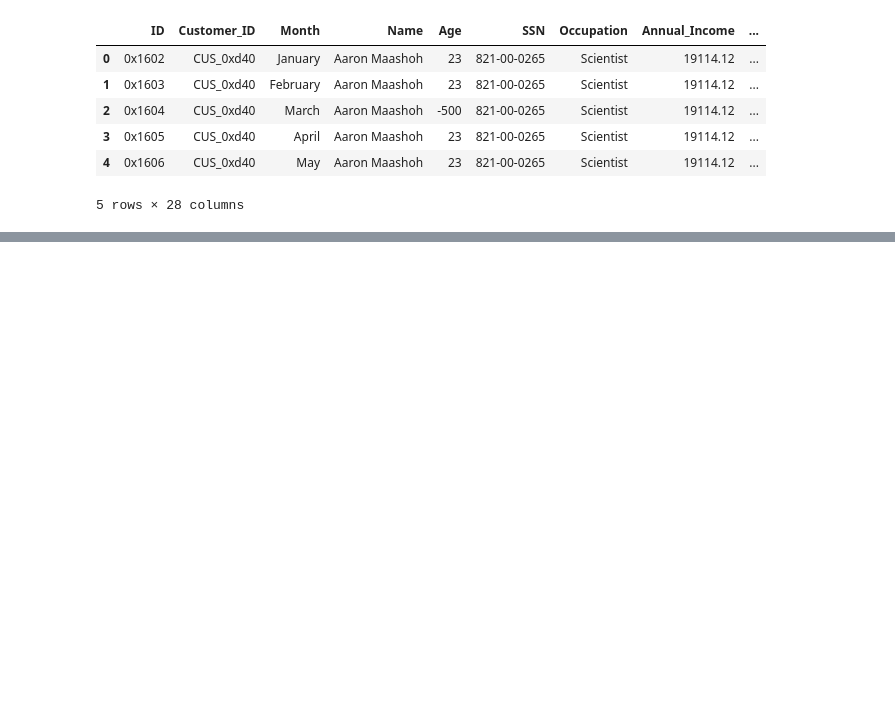
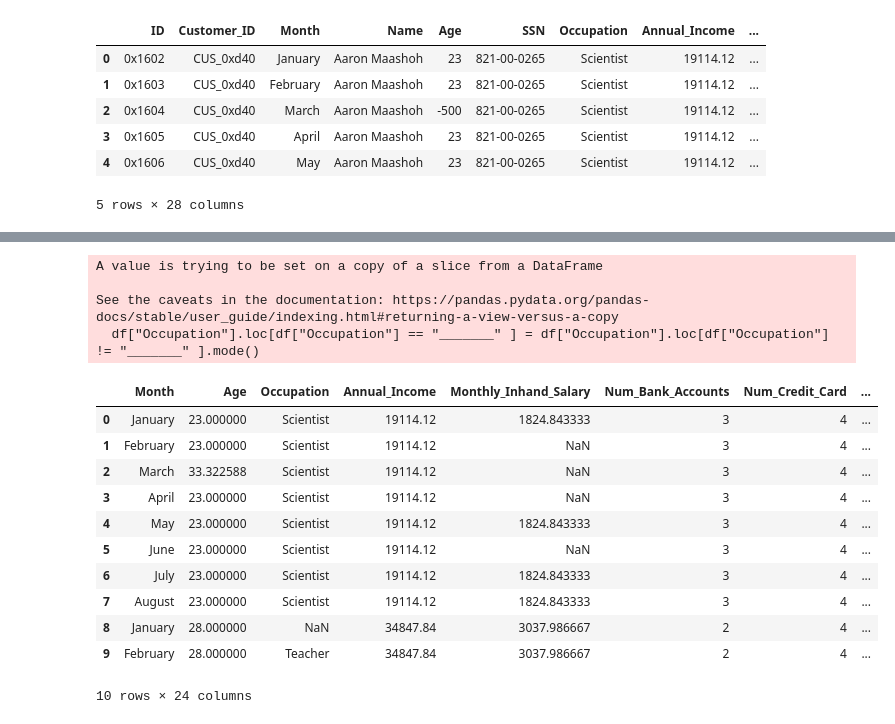
Before and after one commit to UEPP40/PUM, a Jupyter notebook: PUM_Czyszczenie_danych.ipynb, the cells around one changed output, grey strips where cells are left out. Saved outputs shown, nothing was run; the diff lists cells and outputs as text; code cells hidden in the pictures; blank space fills up the shorter version.

```diff
--- a/PUM_Czyszczenie_danych.ipynb
+++ b/PUM_Czyszczenie_danych.ipynb
@@ -15,0 +48,19 @@ df.head()
+# %%
+lista = ["Age","Annual_Income", "Num_of_Loan", "Num_of_Delayed_Payment", "Outstanding_Debt", "Credit_Utilization_Ratio", "Amount_invested_monthly", "Monthly_Balance"]
+for i in lista:
+  df[i] = df[i].astype(str)
+  df[i] = df[i].str.replace("_", "")
+# %%
+df[["Age","Annual_Income", "Num_of_Loan", "Num_of_Delayed_Payment", "Outstanding_Debt", "Credit_Utilization_Ratio", "Amount_invested_monthly", "Monthly_Balance"]] = df[["Age","Annual_Income", "Num_of_Loan", "Num_of_Delayed_Payment", "Outstanding_Debt", "Credit_Utilization_Ratio", "Amount_invested_monthly", "Monthly_Balance"]].apply(pd.to_numeric, errors='coerce')
+# %%
+sum = 0
+count = 0
+for i in df["Age"]:
+  if(i>0 and i < 100):
+    sum += i
+    count += 1
+mean = sum/count
+mean
+df["Age"].loc[df["Age"] < 0 ] = mean
+df["Age"].loc[df["Age"] >100 ] = mean
+df.head()
@@ -15,0 +79,23 @@ df.head()
+# %%
+df["Month"]= df["Month"].fillna(df["Month"].mode)
+df["Occupation"].loc[df["Occupation"] == "_______" ] = df["Occupation"].loc[df["Occupation"] != "_______" ].mode()
+# %% [output]
+A value is trying to be set on a copy of a slice from a DataFrame
+
+See the caveats in the documentation: https://pandas.pydata.org/pandas-docs/stable/user_guide/indexing.html#returning-a-view-versus-a-copy
+  df["Occupation"].loc[df["Occupation"] == "_______" ] = df["Occupation"].loc[df["Occupation"] != "_______" ].mode()
+# %%
+df.head(10)
+# %% [output]
+|  | Month | Age | Occupation | Annual_Income | Monthly_Inhand_Salary | Num_Bank_Accounts | Num_Credit_Card | ... |
+| 0 | January | 23.000000 | Scientist | 19114.12 | 1824.843333 | 3 | 4 | ... |
+| 1 | February | 23.000000 | Scientist | 19114.12 | NaN | 3 | 4 | ... |
+| 2 | March | 33.322588 | Scientist | 19114.12 | NaN | 3 | 4 | ... |
+| 3 | April | 23.000000 | Scientist | 19114.12 | NaN | 3 | 4 | ... |
+| 4 | May | 23.000000 | Scientist | 19114.12 | 1824.843333 | 3 | 4 | ... |
+| 5 | June | 23.000000 | Scientist | 19114.12 | NaN | 3 | 4 | ... |
+| 6 | July | 23.000000 | Scientist | 19114.12 | 1824.843333 | 3 | 4 | ... |
+| 7 | August | 23.000000 | Scientist | 19114.12 | 1824.843333 | 3 | 4 | ... |
+| 8 | January | 28.000000 | NaN | 34847.84 | 3037.986667 | 2 | 4 | ... |
+| 9 | February | 28.000000 | Teacher | 34847.84 | 3037.986667 | 2 | 4 | ... |
+10 rows × 24 columns
```
Also changed, not shown: parts of 6 cells of this notebook.
